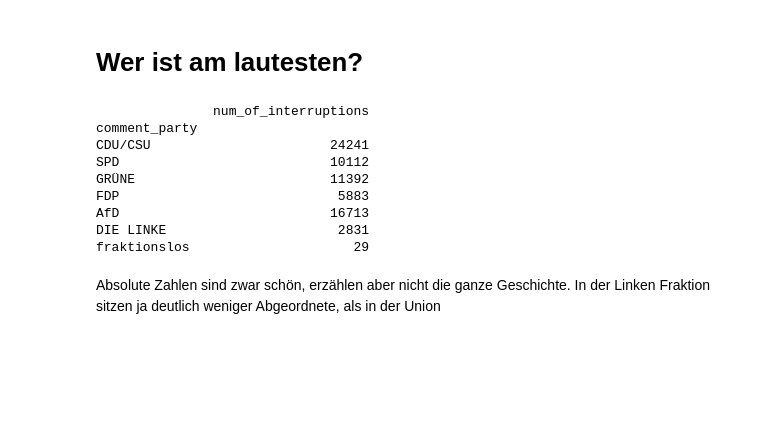
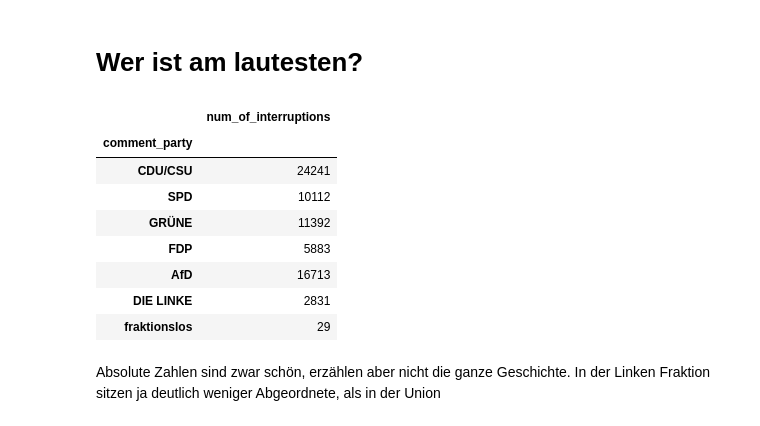
Before and after one commit to stellamoR/bundestag_zwischenrufe, a Jupyter notebook: 04_statistical_analysis.ipynb, the cells around one changed output. Drawn from its saved outputs; the diff is of its cells as text; code cells hidden in the pictures; blank space fills up the shorter version.

```diff
--- a/04_statistical_analysis.ipynb
+++ b/04_statistical_analysis.ipynb
@@ -93,15 +94,17 @@ df_interruptions_num = get_interruption_count_for_timespan(start_date, end_date)
-# %%
-print(df_interruptions_num)
-# %% [output]
-               num_of_interruptions
-comment_party
-CDU/CSU                       24241
-SPD                           10112
-GRÜNE                         11392
-FDP                            5883
-AfD                           16713
-DIE LINKE                      2831
-fraktionslos                     29
+# %%
+start_date, end_date = '2021-09-14', '2024-05-24'
+df_interruptions_num = get_interruption_count_for_timespan(start_date, end_date)
+df_interruptions_num
+# %% [output]
+|  | num_of_interruptions |
+| comment_party |  |
+| CDU/CSU | 24241 |
+| SPD | 10112 |
+| GRÜNE | 11392 |
+| FDP | 5883 |
+| AfD | 16713 |
+| DIE LINKE | 2831 |
+| fraktionslos | 29 |
 # %%
 
 def plot_comments_col(interruptions_df, norm=False):
```
Also changed, not shown: parts of 8 cells of this notebook.
